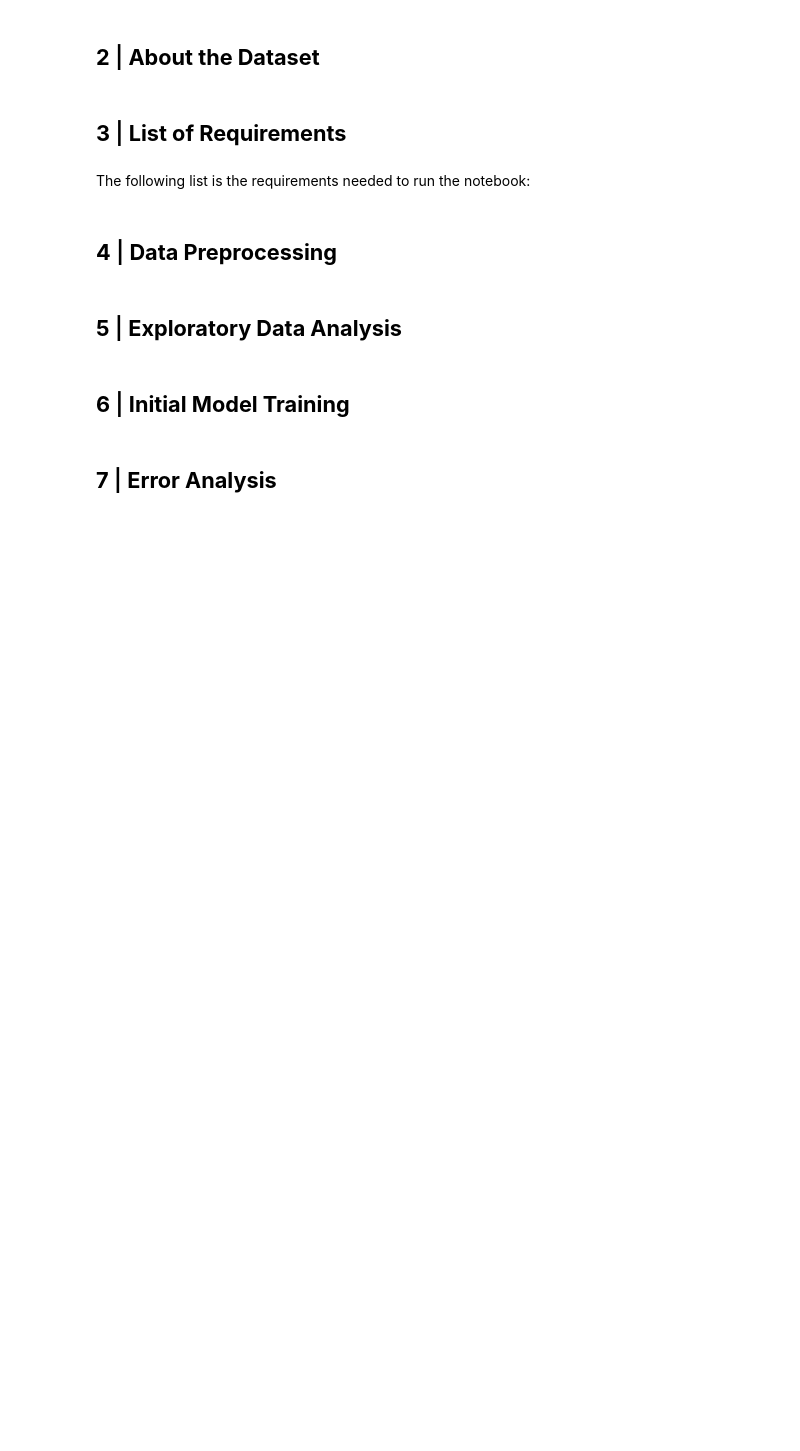
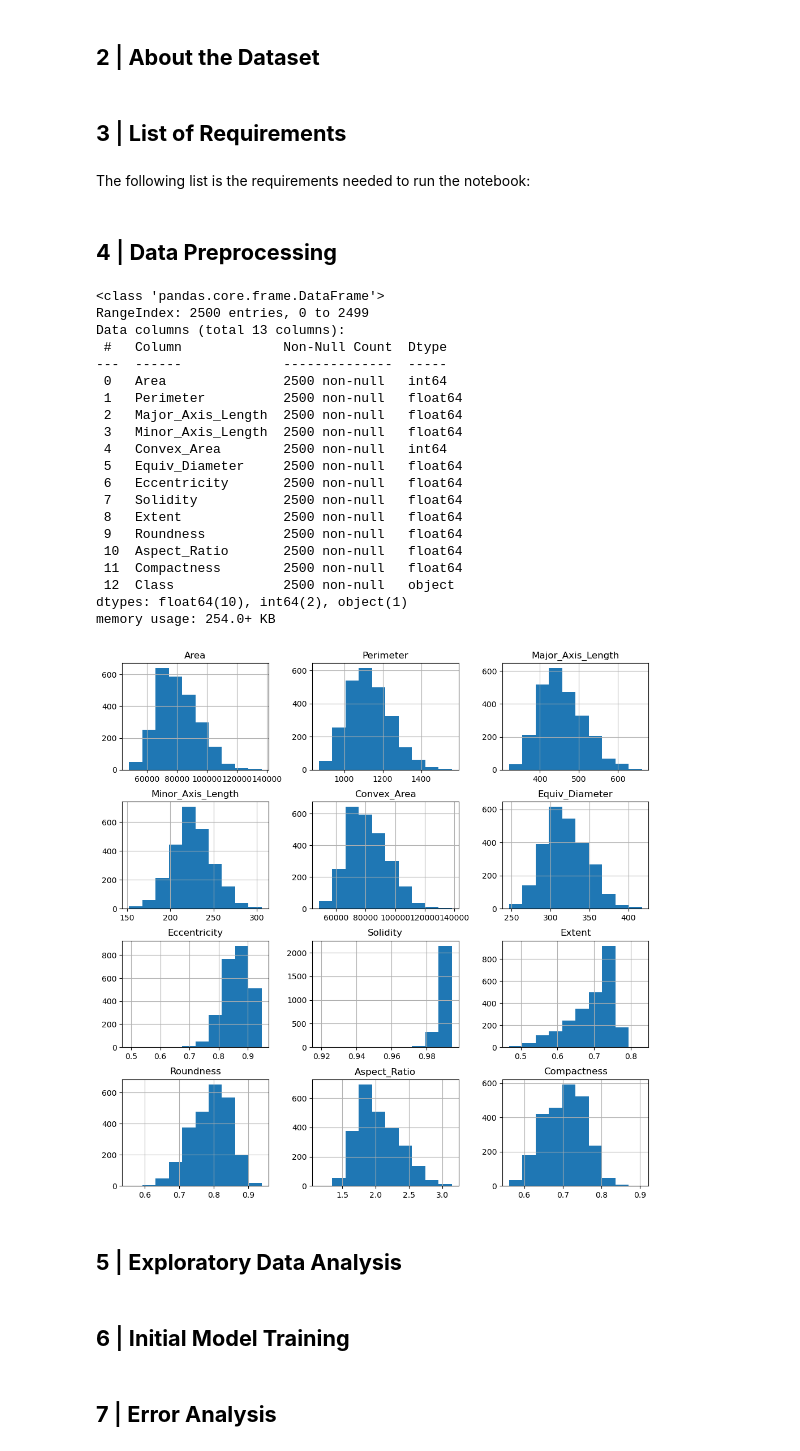
Before and after one commit to stinson122/stintsy_pumpkin, a Jupyter notebook: STINTSY_MLProject_PumpkinSeeds.ipynb, the cells around one changed output. Saved outputs shown, nothing was run; the diff lists cells and outputs as text; code cells hidden in the pictures; blank space fills up the shorter version.

Commit message:
added initial preprocessing
added normalization, label encoding, reformatting

```diff
--- a/STINTSY_MLProject_PumpkinSeeds.ipynb
+++ b/STINTSY_MLProject_PumpkinSeeds.ipynb
@@ -21,6 +21,56 @@ The target task for this dataset is to correctly classify whether an image of a
 The following list is the requirements needed to run the notebook:
 # %% [markdown]
 ## **4** | **Data Preprocessing**
+# %%
+import numpy as np
+import pandas as pd
+import sklearn.preprocessing
+import matplotlib.pyplot as plt
+
+data = pd.read_csv('pumpkin_seeds.csv')
+
+#renaming and reformatting the features
+data.columns = ['Area', 'Perimeter', 'Major_Axis_Length', 'Minor_Axis_Length', 'Convex_Area', 'Equiv_Diameter',
+                'Eccentricity', 'Solidity', 'Extent', 'Roundness', 'Aspect_Ratio', 'Compactness', 'Class']
+data['Class'] = data['Class'].str.strip().str.title().replace({'Çerçevelik': 'Cercevelik'})
+data['Class'] = data['Class'].str.strip().str.title().replace({'Ürgüp Sivrisi': 'Urgup Sivrisi'})
+#data.info()
+#data.hist(figsize=(12,12))
+#plt.show()
+
+#split features and label
+X = data.drop(columns=['Class']).values
+y = data['Class'].values
+
+#normalize
+scaler = MinMaxScaler()
+X = scaler.fit_transform(X)
+
+#Encode Cercevelik as 0, Urgup Sivrisi as 1
+label_encoder = LabelEncoder()
+y = label_encoder.fit_transform(y)
+# %% [output]
+<class 'pandas.core.frame.DataFrame'>
+RangeIndex: 2500 entries, 0 to 2499
+Data columns (total 13 columns):
+ #   Column             Non-Null Count  Dtype
+---  ------             --------------  -----
+ 0   Area               2500 non-null   int64
+ 1   Perimeter          2500 non-null   float64
+ 2   Major_Axis_Length  2500 non-null   float64
+ 3   Minor_Axis_Length  2500 non-null   float64
+ 4   Convex_Area        2500 non-null   int64
+ 5   Equiv_Diameter     2500 non-null   float64
+ 6   Eccentricity       2500 non-null   float64
+ 7   Solidity           2500 non-null   float64
+ 8   Extent             2500 non-null   float64
+ 9   Roundness          2500 non-null   float64
+ 10  Aspect_Ratio       2500 non-null   float64
+ 11  Compactness        2500 non-null   float64
+ 12  Class              2500 non-null   object
+dtypes: float64(10), int64(2), object(1)
+memory usage: 254.0+ KB
+[figure, added]
 # %% [markdown]
 ## **5** | **Exploratory Data Analysis**
 # %% [markdown]
```
